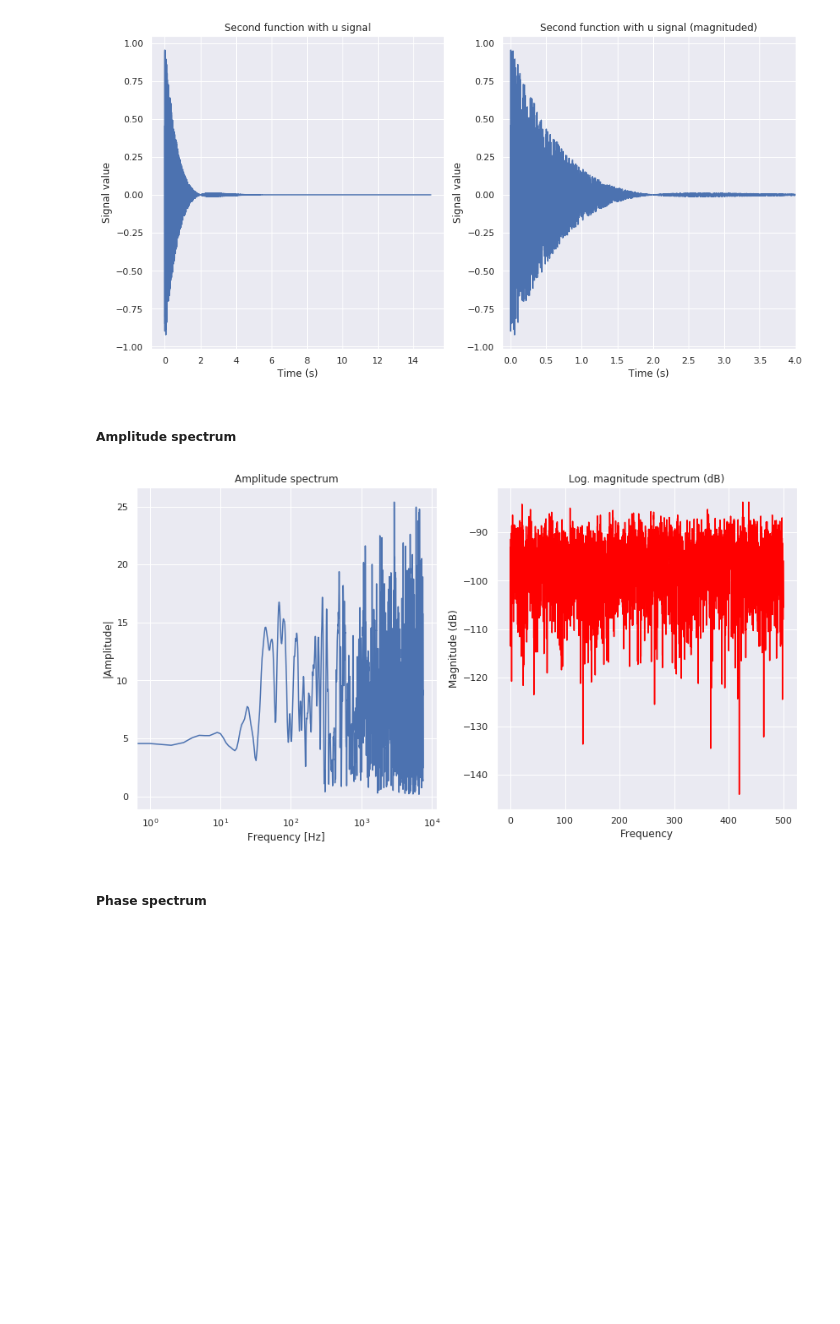
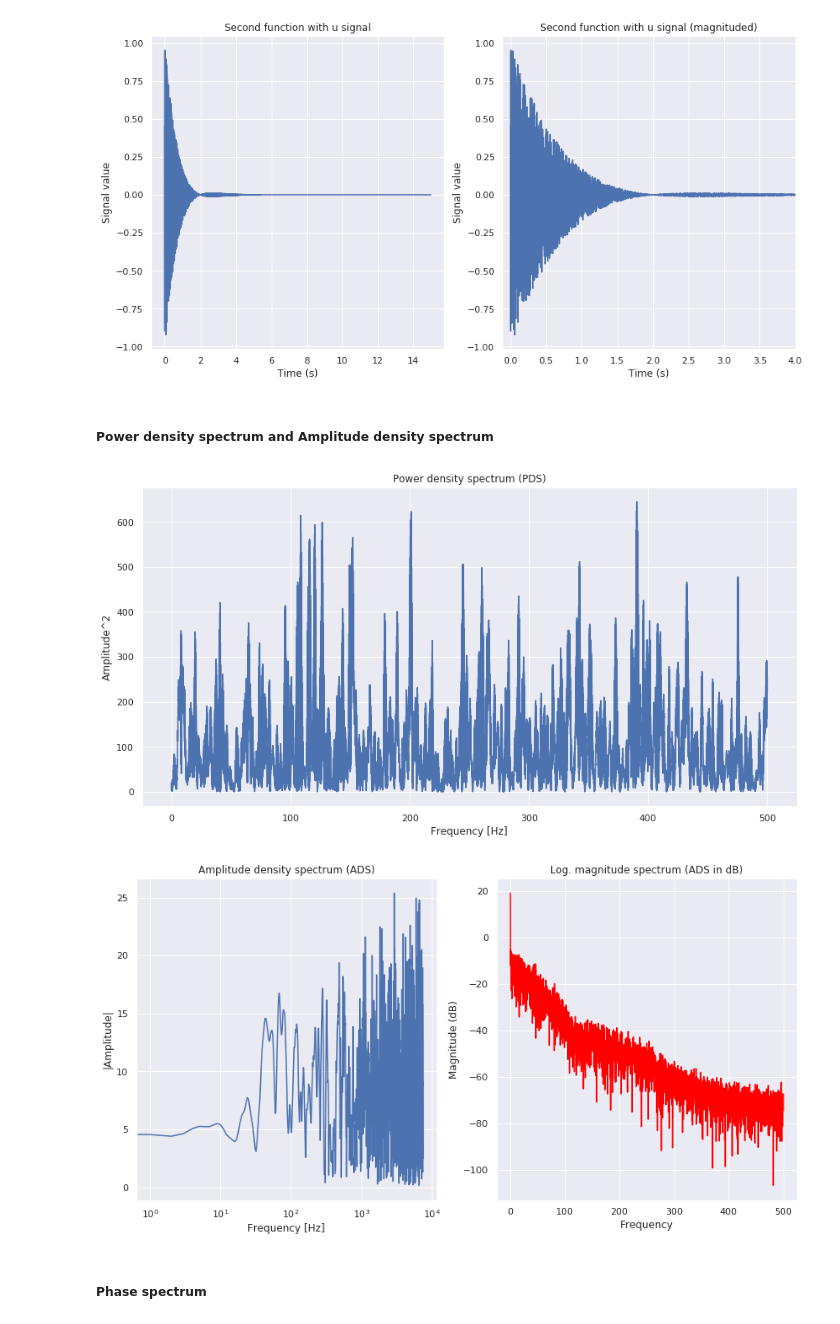
Before and after one commit to masterdesky/ELTE-signal-processing-2018, a Jupyter notebook: 2. feladatsor/Assignment 2 - Part 2.ipynb, the cells around one changed output. Saved outputs shown, nothing was run; the diff lists cells and outputs as text; code cells hidden in the pictures; blank space fills up the shorter version.

```diff
--- a/2. feladatsor/Assignment 2 - Part 2.ipynb
+++ b/2. feladatsor/Assignment 2 - Part 2.ipynb
@@ -173,24 +199,37 @@ plt.show()
 # %% [output]
 [figure]
 # %% [markdown]
-##### Amplitude spectrum
+##### Power density spectrum and Amplitude density spectrum
 # %%
-spectrum_2 = abs(np.fft.rfft(signal_spectrum_2))
+power_spectrum_2 = np.abs(np.fft.rfft(signal_spectrum_2))**2
+# %%
+freqs_2 = np.abs(np.fft.fftfreq(power_spectrum_2.size, 1/(time_spectrum_2.size/t_2_spectrum)))
+idx_2 = np.argsort(freqs_2)
 # %%
+# Fig 1
+fig_f_2_PowS, axes_f_2_PowS = plt.subplots(nrows=1, ncols=1, figsize=(14,7))
+
+axes_f_2_PowS.plot = plt.plot(freqs_2[idx_2], power_spectrum_2[idx_2])
+axes_f_2_PowS.set_title("Power density spectrum (PDS)")
+axes_f_2_PowS.set_xlabel("Frequency [Hz]")
+axes_f_2_PowS.set_ylabel("Amplitude^2")
+
+# Fig 2
 fig_f_2_AS, axes_f_2_AS = plt.subplots(nrows=1, ncols=2, figsize=(14,7))
 
-axes_f_2_AS[0].plot(spectrum_2)
-axes_f_2_AS[0].set_title("Amplitude spectrum")
+axes_f_2_AS[0].plot(np.sqrt(power_spectrum_2))
+axes_f_2_AS[0].set_title("Amplitude density spectrum (ADS)")
 axes_f_2_AS[0].set_xlabel("Frequency [Hz]")
 axes_f_2_AS[0].set_ylabel("|Amplitude|")
 axes_f_2_AS[0].set_xscale("log")
 
-axes_f_2_AS[1].magnitude_spectrum(signal_spectrum_2, Fs=1000, scale="dB", color="red")
-axes_f_2_AS[1].set_title("Log. magnitude spectrum (dB)")
+axes_f_2_AS[1].magnitude_spectrum(np.sqrt(power_spectrum_2), Fs=1000, scale="dB", color="red")
+axes_f_2_AS[1].set_title("Log. magnitude spectrum (ADS in dB)")
 
 plt.show()
 # %% [output]
-[figure, old version]
+[figure, new version]
+[figure, added]
 # %% [markdown]
 ##### Phase spectrum
 # %%
```
Also changed, not shown: parts of 27 cells of this notebook.
